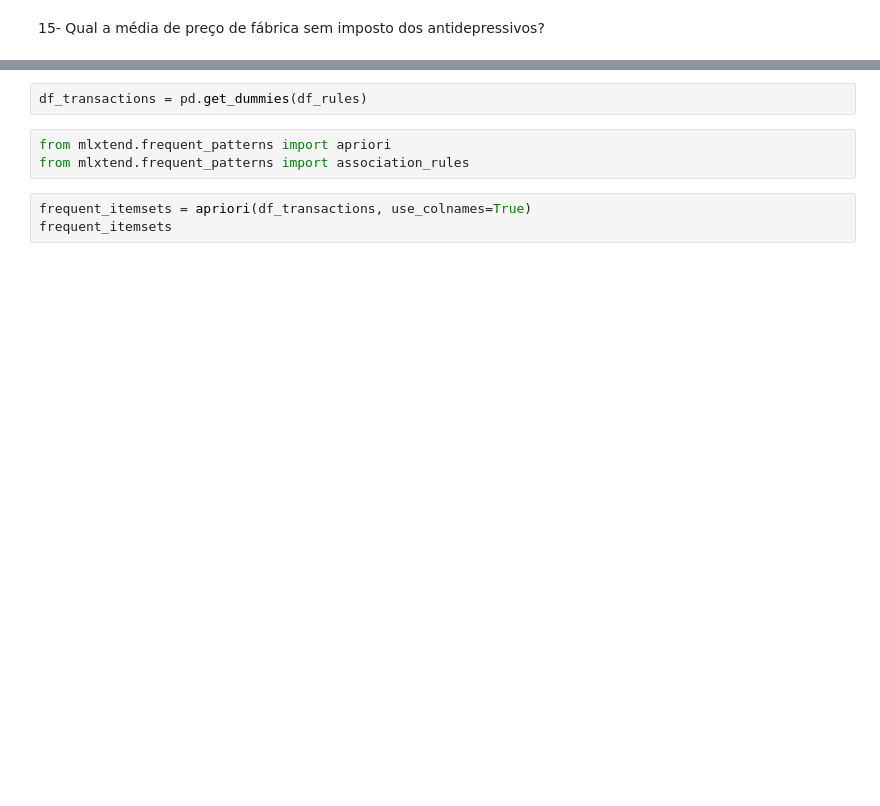
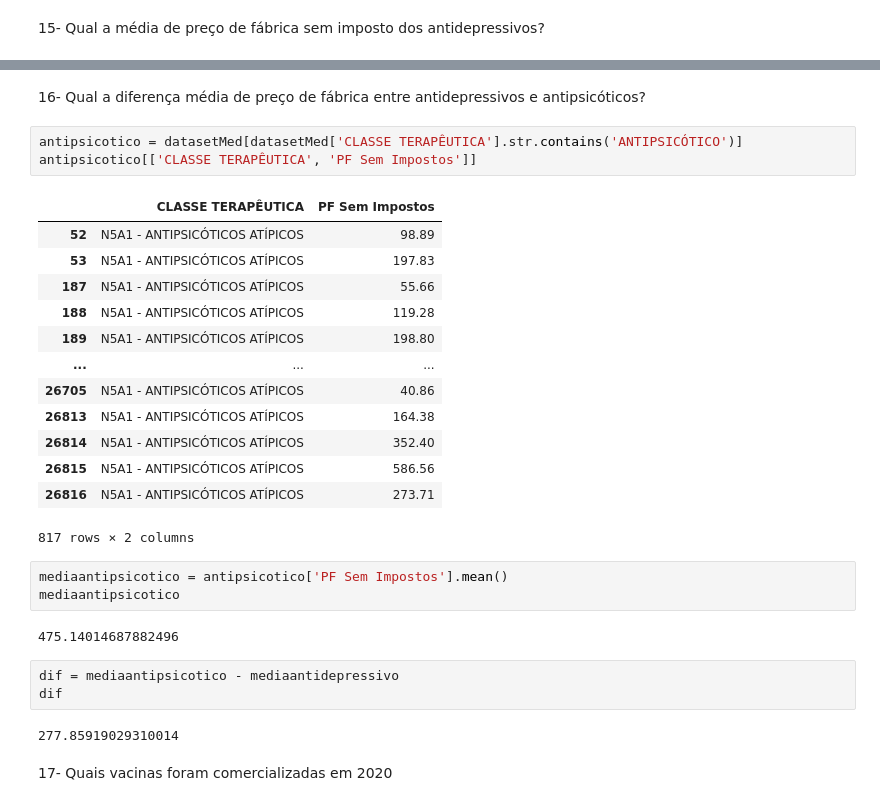
Before and after one commit to lazarobodevan/TP-CienciaDosDados-3861-3865, a Jupyter notebook: ProjetoCienciaDosDados.ipynb, the cells around one changed output, grey strips where cells are left out. Cells and saved outputs as stored; diff of their text form; blank space fills up the shorter version.

```diff
--- a/ProjetoCienciaDosDados.ipynb
+++ b/ProjetoCienciaDosDados.ipynb
@@ -738,8 +658,31 @@ df_rules = remediosComercializado[['TARJA', "PF Sem Impostos"]]
-# %%
-df_transactions = pd.get_dummies(df_rules)
-# %%
-from mlxtend.frequent_patterns import apriori
-from mlxtend.frequent_patterns import association_rules
-# %%
-frequent_itemsets = apriori(df_transactions, use_colnames=True)
-frequent_itemsets
+# %% [markdown]
+16- Qual a diferença média de preço de fábrica entre antidepressivos e antipsicóticos?
+# %%
+antipsicotico = datasetMed[datasetMed['CLASSE TERAPÊUTICA'].str.contains('ANTIPSICÓTICO')]
+antipsicotico[['CLASSE TERAPÊUTICA', 'PF Sem Impostos']]
+# %% [output]
+|  | CLASSE TERAPÊUTICA | PF Sem Impostos |
+| 52 | N5A1 - ANTIPSICÓTICOS ATÍPICOS | 98.89 |
+| 53 | N5A1 - ANTIPSICÓTICOS ATÍPICOS | 197.83 |
+| 187 | N5A1 - ANTIPSICÓTICOS ATÍPICOS | 55.66 |
+| 188 | N5A1 - ANTIPSICÓTICOS ATÍPICOS | 119.28 |
+| 189 | N5A1 - ANTIPSICÓTICOS ATÍPICOS | 198.80 |
+| ... | ... | ... |
+| 26705 | N5A1 - ANTIPSICÓTICOS ATÍPICOS | 40.86 |
+| 26813 | N5A1 - ANTIPSICÓTICOS ATÍPICOS | 164.38 |
+| 26814 | N5A1 - ANTIPSICÓTICOS ATÍPICOS | 352.40 |
+| 26815 | N5A1 - ANTIPSICÓTICOS ATÍPICOS | 586.56 |
+| 26816 | N5A1 - ANTIPSICÓTICOS ATÍPICOS | 273.71 |
+817 rows × 2 columns
+# %%
+mediaantipsicotico = antipsicotico['PF Sem Impostos'].mean()
+mediaantipsicotico
+# %% [output]
+475.14014687882496
+# %%
+dif = mediaantipsicotico - mediaantidepressivo
+dif
+# %% [output]
+277.85919029310014
+# %% [markdown]
+17- Quais vacinas foram comercializadas em 2020
```
Also changed, not shown: parts of 37 cells of this notebook.
